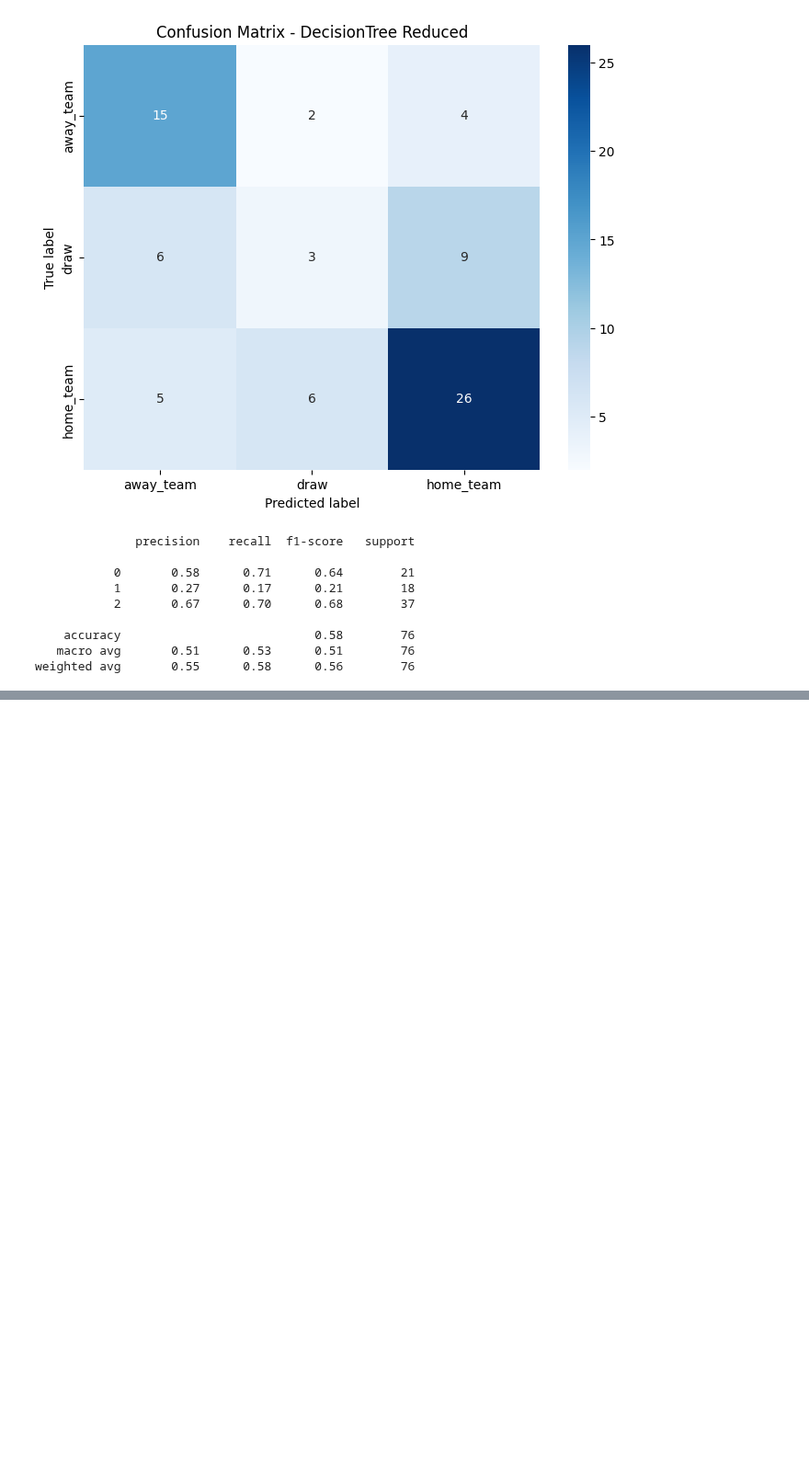
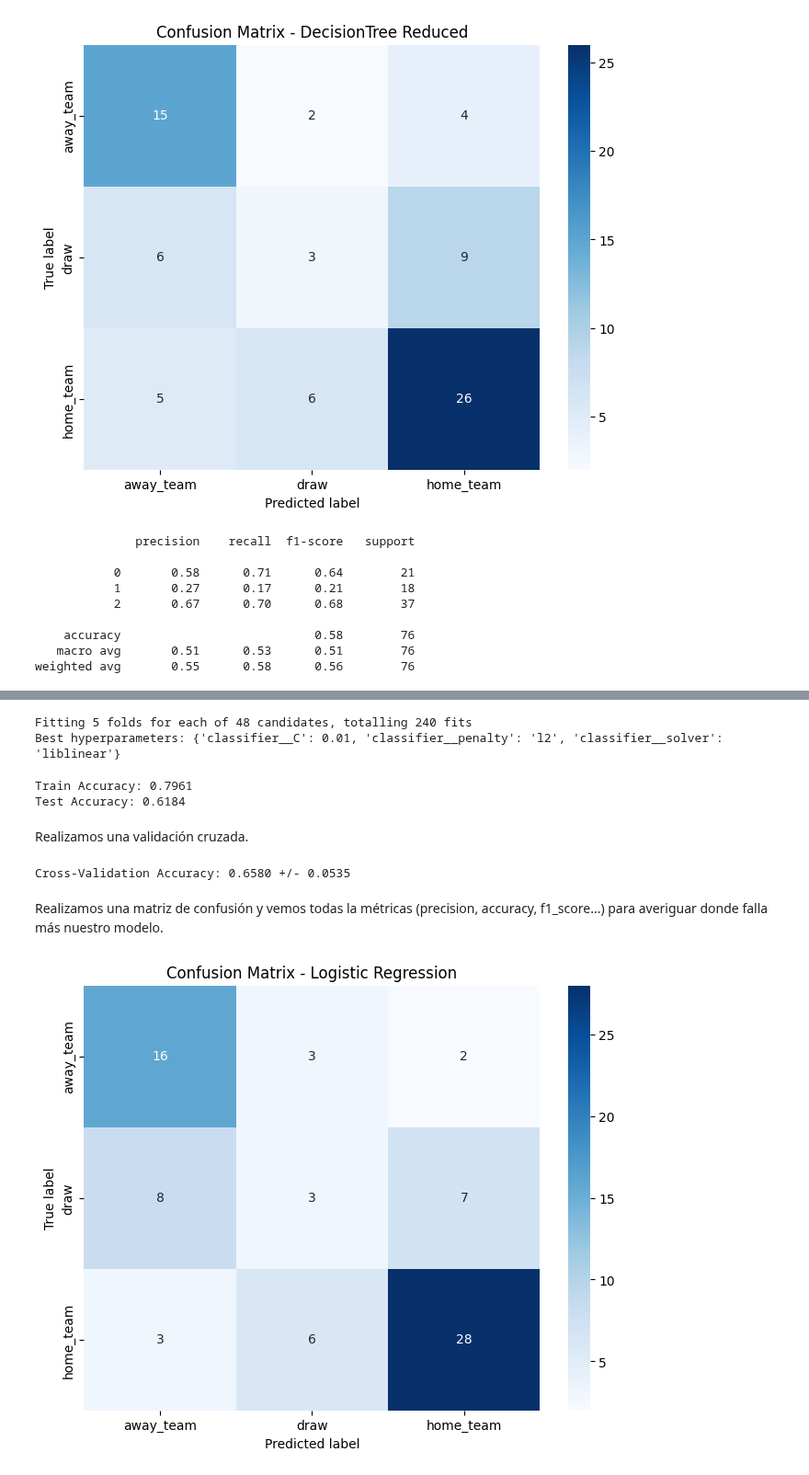
Before and after one commit to Jaime-Linares/DataAnalysis-FootySage, a Jupyter notebook: feature_selection.ipynb, the cells around one changed output, grey strips where cells are left out. Shown at 92% size. Saved outputs shown, nothing was run; the diff lists cells and outputs as text; code cells hidden in the pictures; blank space fills up the shorter version.

Commit message:
[feat] LogisticRegression and kNN models implemented

```diff
--- a/feature_selection.ipynb
+++ b/feature_selection.ipynb
@@ -555,0 +581,55 @@ weighted avg       0.55      0.58      0.56        76
+# %%
+from sklearn.model_selection import GridSearchCV
+
+
+# realizamos la búsqueda de hiperparámetros
+grid_search = GridSearchCV(lr_pipeline, lr_param_grid, cv=5, scoring='accuracy', verbose=1, n_jobs=-1)
+grid_search.fit(X_train, y_train)
+
+# mejores parámetros
+print("Best hyperparameters:", grid_search.best_params_)
+# mejor modelo
+lr_best_model = grid_search.best_estimator_
+# %% [output]
+Fitting 5 folds for each of 48 candidates, totalling 240 fits
+Best hyperparameters: {'classifier__C': 0.01, 'classifier__penalty': 'l2', 'classifier__solver': 'liblinear'}
+# %%
+# evaluación en el conjunto de entrenamiento y prueba
+train_accuracy = lr_best_model.score(X_train, y_train)
+print(f"Train Accuracy: {train_accuracy:.4f}")
+test_accuracy = lr_best_model.score(X_test, y_test)
+print(f"Test Accuracy: {test_accuracy:.4f}")
+# %% [output]
+Train Accuracy: 0.7961
+Test Accuracy: 0.6184
+# %% [markdown]
+Realizamos una validación cruzada.
+# %%
+from sklearn.model_selection import cross_val_score
+
+# validación cruzada con el mejor modelo
+cv_scores = cross_val_score(lr_best_model, X_train, y_train, cv=5, scoring='accuracy')
+print(f"Cross-Validation Accuracy: {cv_scores.mean():.4f} +/- {cv_scores.std():.4f}")
+# %% [output]
+Cross-Validation Accuracy: 0.6580 +/- 0.0535
+# %% [markdown]
+Realizamos una matriz de confusión y vemos todas la métricas (precision, accuracy, f1_score...) para averiguar donde falla más nuestro modelo.
+# %%
+from sklearn.metrics import confusion_matrix
+import matplotlib.pyplot as plt
+import seaborn as sns
+
+
+# predicciones en el conjunto de prueba
+y_pred = lr_best_model.predict(X_test)
+
+# matriz de confusión
+conf_matrix = confusion_matrix(y_test, y_pred)
+plt.figure(figsize=(8, 6))
+sns.heatmap(conf_matrix, annot=True, fmt='d', cmap='Blues', xticklabels=encoder.classes_, yticklabels=encoder.classes_)
+plt.xlabel('Predicted label')
+plt.ylabel('True label')
+plt.title('Confusion Matrix - Logistic Regression')
+plt.show()
+# %% [output]
+[figure, added]
```
Also changed, not shown: parts of 23 cells of this notebook.
